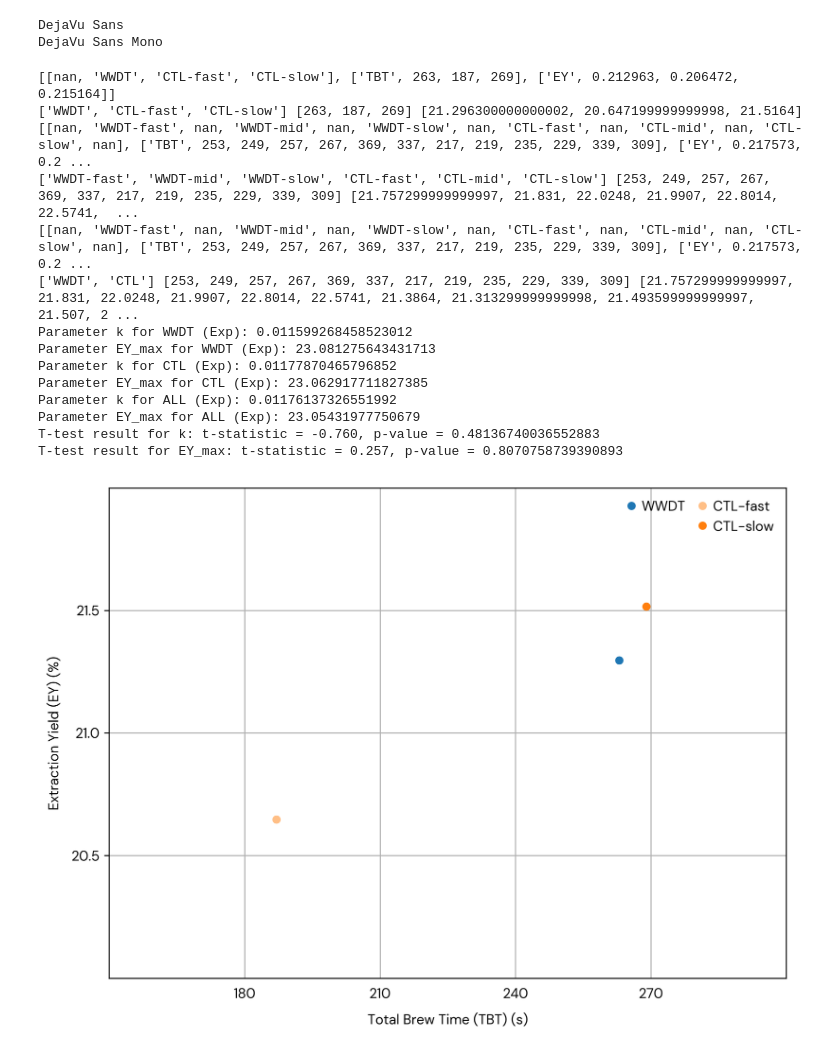
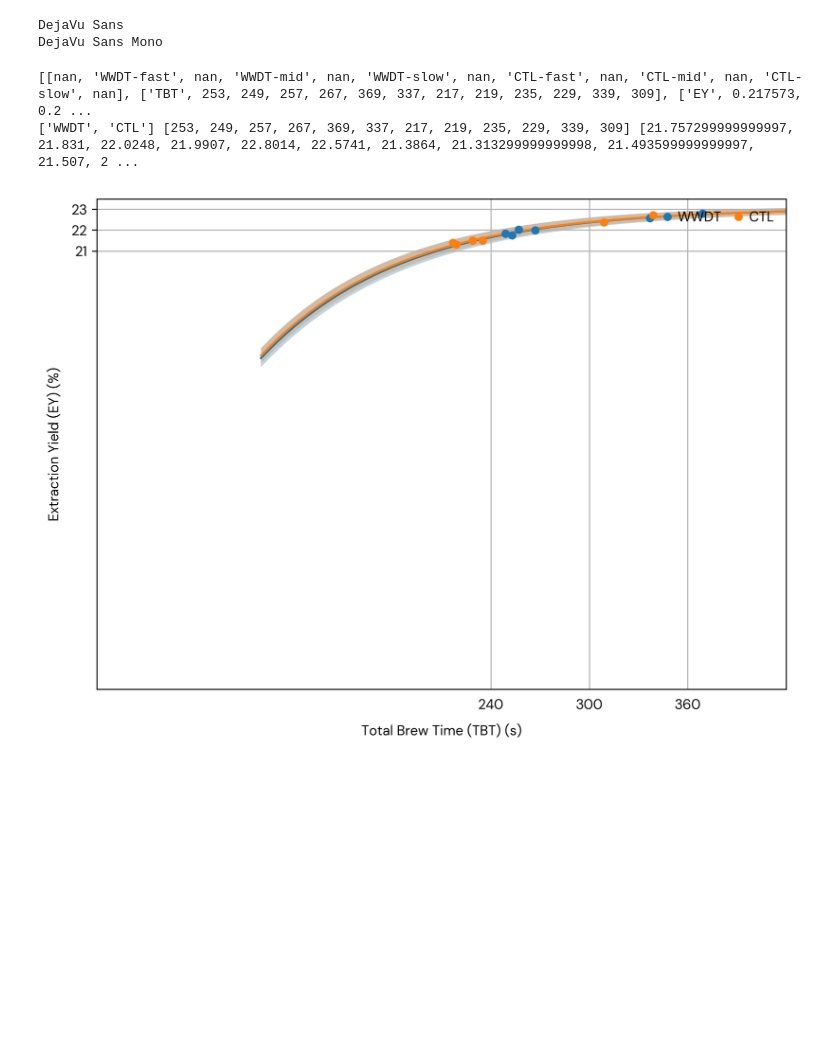
Before and after one commit to haoyung/haoyung.github.io, a Jupyter notebook: assets/img/WWDT/draw.ipynb, the cells around one changed output. Cells and saved outputs as stored; diff of their text form; code cells hidden in the pictures; blank space fills up the shorter version.

```diff
--- a/assets/img/WWDT/draw.ipynb
+++ b/assets/img/WWDT/draw.ipynb
@@ -276,20 +422,11 @@ def draw_main_exp_line(sheet_name, fig_num):
 # %%
-draw_pre_exp('Pre', 1)
-draw_main_exp('Main', 2)
-draw_main_exp_line('Main', 3)
+# draw_pre_exp('Pre', 1)
+# draw_main_exp('Main', 2)
+# draw_main_exp_line('Main', 3)
+# wwdt_estimates, ctl_estimates = MCMC('Main', 3)
+# print(wwdt_estimates, ctl_estimates)
+draw_main_exp_line_MCMC('Main', 4, wwdt_estimates, ctl_estimates)
 # %% [output]
-[[nan, 'WWDT', 'CTL-fast', 'CTL-slow'], ['TBT', 263, 187, 269], ['EY', 0.212963, 0.206472, 0.215164]]
-['WWDT', 'CTL-fast', 'CTL-slow'] [263, 187, 269] [21.296300000000002, 20.647199999999998, 21.5164]
-[[nan, 'WWDT-fast', nan, 'WWDT-mid', nan, 'WWDT-slow', nan, 'CTL-fast', nan, 'CTL-mid', nan, 'CTL-slow', nan], ['TBT', 253, 249, 257, 267, 369, 337, 217, 219, 235, 229, 339, 309], ['EY', 0.217573, 0.2 ...
-['WWDT-fast', 'WWDT-mid', 'WWDT-slow', 'CTL-fast', 'CTL-mid', 'CTL-slow'] [253, 249, 257, 267, 369, 337, 217, 219, 235, 229, 339, 309] [21.757299999999997, 21.831, 22.0248, 21.9907, 22.8014, 22.5741,  ...
 [[nan, 'WWDT-fast', nan, 'WWDT-mid', nan, 'WWDT-slow', nan, 'CTL-fast', nan, 'CTL-mid', nan, 'CTL-slow', nan], ['TBT', 253, 249, 257, 267, 369, 337, 217, 219, 235, 229, 339, 309], ['EY', 0.217573, 0.2 ...
 ['WWDT', 'CTL'] [253, 249, 257, 267, 369, 337, 217, 219, 235, 229, 339, 309] [21.757299999999997, 21.831, 22.0248, 21.9907, 22.8014, 22.5741, 21.3864, 21.313299999999998, 21.493599999999997, 21.507, 2 ...
-Parameter k for WWDT (Exp): 0.011599268458523012
-Parameter EY_max for WWDT (Exp): 23.081275643431713
-Parameter k for CTL (Exp): 0.01177870465796852
-Parameter EY_max for CTL (Exp): 23.062917711827385
-Parameter k for ALL (Exp): 0.01176137326551992
-Parameter EY_max for ALL (Exp): 23.05431977750679
-T-test result for k: t-statistic = -0.760, p-value = 0.48136740036552883
-T-test result for EY_max: t-statistic = 0.257, p-value = 0.8070758739390893
-[figure, old version]
+[figure, new version]
```
Also changed, not shown: parts of 3 cells of this notebook, 3 other files.
